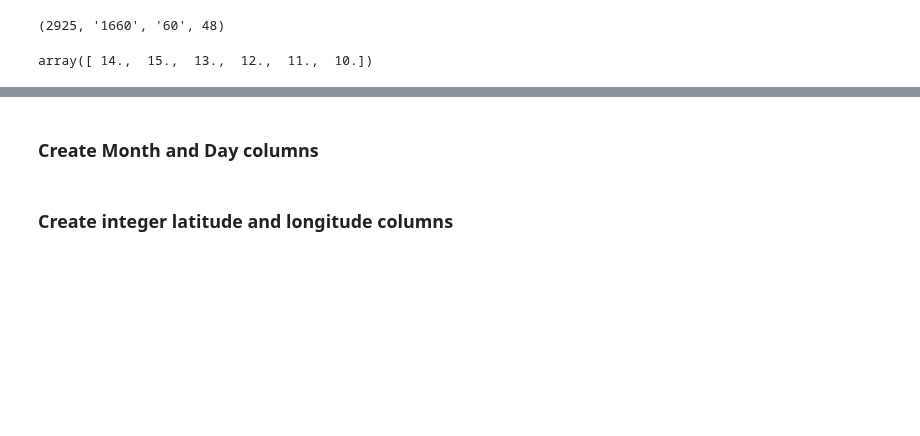
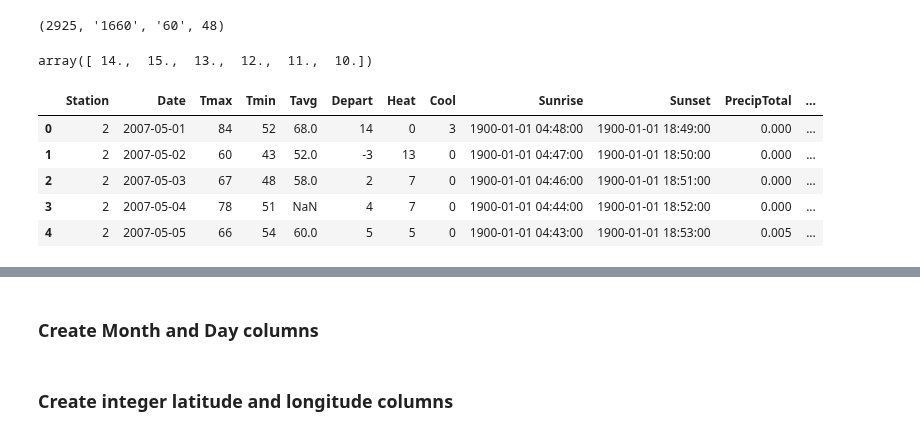
Before and after one commit to baumanab/Udacity_MachineLearningEngineer_ND, a Jupyter notebook: projects/capstone/WNV_Model.ipynb, the cells around one changed output, grey strips where cells are left out. Saved outputs shown, nothing was run; the diff lists cells and outputs as text; code cells hidden in the pictures; blank space fills up the shorter version.

```diff
--- a/projects/capstone/WNV_Model.ipynb
+++ b/projects/capstone/WNV_Model.ipynb
@@ -9,13 +9,14 @@ from IPython.display import display
 # create date parser
 dateparse = lambda x: pd.datetime.strptime(x, '%Y-%m-%d')
 
-# create data type converter
-dtype_map = dict(Station = 'str')
+# create data type converters
+dtype_map_weather = dict(Station = 'str')
+dtype_map_test_train = dict(Block = 'str')
 
 # read data into PANDAS DataFrames with date parsing
-test = pd.read_csv('input/test.csv', parse_dates=['Date'], date_parser=dateparse)
-train = pd.read_csv('input/train.csv', parse_dates=['Date'], date_parser=dateparse, dtype= dtype_map)
-weather = pd.read_csv('input/weather.csv', parse_dates=['Date'], date_parser=dateparse, dtype= dtype_map)
+test = pd.read_csv('input/test.csv', parse_dates=['Date'], date_parser=dateparse, dtype= dtype_map_test_train)
+train = pd.read_csv('input/train.csv', parse_dates=['Date'], date_parser=dateparse, dtype= dtype_map_test_train)
+weather = pd.read_csv('input/weather.csv', parse_dates=['Date'], date_parser=dateparse, dtype= dtype_map_weather)
 sample_sub = pd.read_csv('input/sampleSubmission.csv')
 # %%
 print('Train')
@@ -258,6 +259,12 @@ check_stat2.loc[['M', '-', 'T']]/(len(weather)) * 100
 weather = weather.replace('M', np.NaN)
 weather = weather.replace('-', np.NaN)
 weather = weather.replace('T', 0.005) # very small amounts of rain can impact mosquito hatches
+weather.Tmax = weather.Tmax.fillna(method = 'ffill')
+weather.Tmin = weather.Tmin.fillna(method = 'ffill')
+weather.Depart = weather.Depart.fillna(method = 'ffill')
+weather.Heat = weather.Heat.fillna(method = 'ffill')
+weather.Cool = weather.Cool.fillna(method = 'ffill')
+weather.PrecipTotal = weather.PrecipTotal.fillna(method = 'ffill')
 # %%
 # convert datatpypes
 
@@ -305,0 +324,10 @@ weather['DayLength'] = (weather.Sunset - weather.Sunrise).astype('timedelta64[h]
+# %%
+extract_2 = weather[weather.Station == '2'].reset_index(drop = True)
+extract_2.head()
+# %% [output]
+|  | Station | Date | Tmax | Tmin | Tavg | Depart | Heat | Cool | Sunrise | Sunset | PrecipTotal | ... |
+| 0 | 2 | 2007-05-01 | 84 | 52 | 68.0 | 14 | 0 | 3 | 1900-01-01 04:48:00 | 1900-01-01 18:49:00 | 0.000 | ... |
+| 1 | 2 | 2007-05-02 | 60 | 43 | 52.0 | -3 | 13 | 0 | 1900-01-01 04:47:00 | 1900-01-01 18:50:00 | 0.000 | ... |
+| 2 | 2 | 2007-05-03 | 67 | 48 | 58.0 | 2 | 7 | 0 | 1900-01-01 04:46:00 | 1900-01-01 18:51:00 | 0.000 | ... |
+| 3 | 2 | 2007-05-04 | 78 | 51 | NaN | 4 | 7 | 0 | 1900-01-01 04:44:00 | 1900-01-01 18:52:00 | 0.000 | ... |
+| 4 | 2 | 2007-05-05 | 66 | 54 | 60.0 | 5 | 5 | 0 | 1900-01-01 04:43:00 | 1900-01-01 18:53:00 | 0.005 | ... |
```
Also changed, not shown: parts of 21 cells of this notebook, 6 other files.
